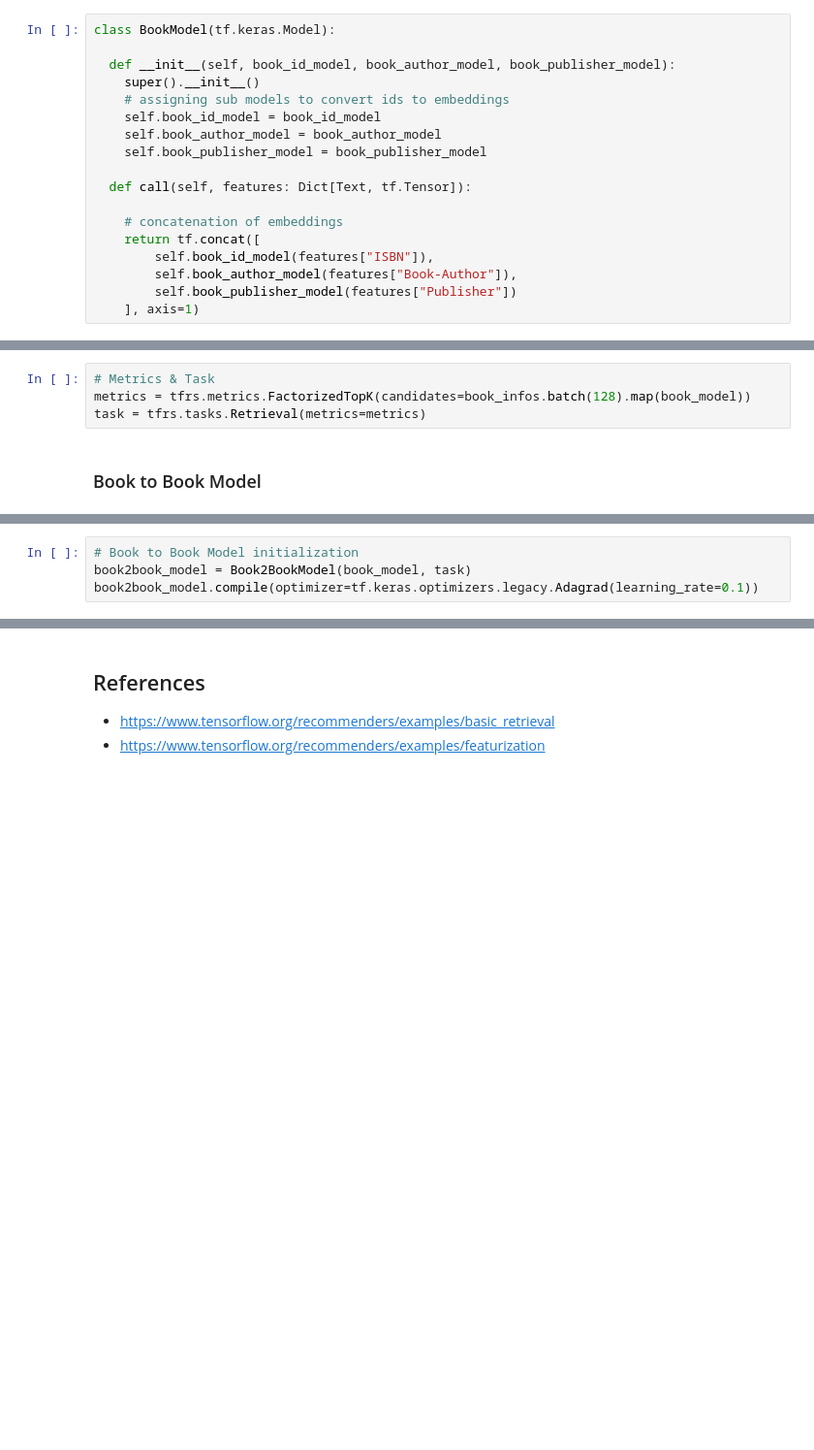
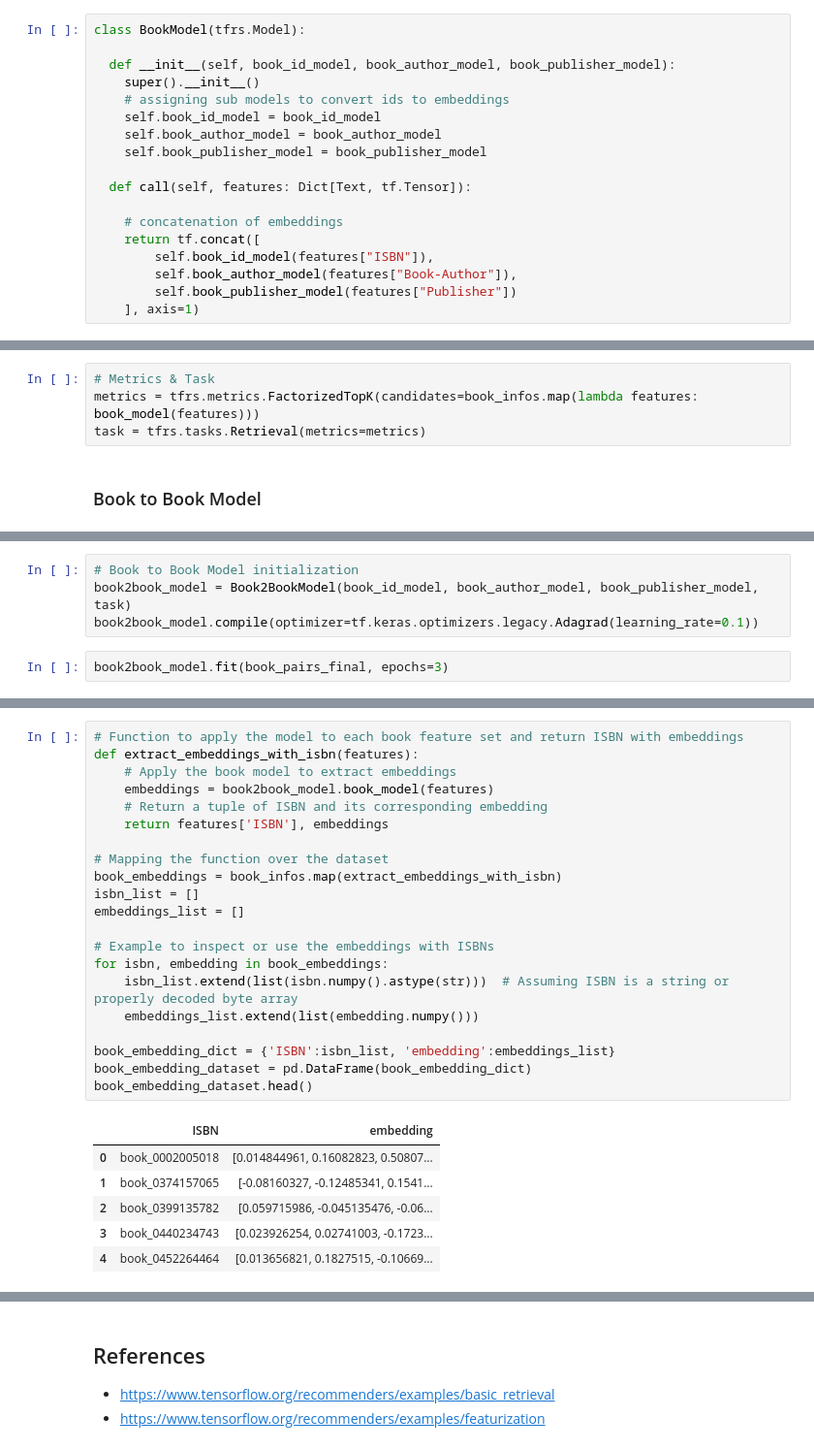
Before and after one commit to enisteper1/Discover-Books-with-Two-Towers, a Jupyter notebook: discover_books_with_two_towers.ipynb, the cells around one changed output, grey strips where cells are left out. Shown: that part at 97% size. Drawn from its saved outputs; the diff is of its cells as text; blank space fills up the shorter version.

Commit message:
model training and batch operations

```diff
--- a/discover_books_with_two_towers.ipynb
+++ b/discover_books_with_two_towers.ipynb
@@ -248,7 +278,7 @@ array([-0.04628872,  0.00980667,  0.03819538, -0.04937264,  0.03588755,
 # %% [markdown]
 ### Book Model
 # %%
-class BookModel(tf.keras.Model):
+class BookModel(tfrs.Model):
 
   def __init__(self, book_id_model, book_author_model, book_publisher_model):
     super().__init__()
@@ -296,6 +322,6 @@ array([[-0.0134122 , -0.04224319, -0.03837799,  0.02480504,  0.03014285,
 # %%
 # Metrics & Task
-metrics = tfrs.metrics.FactorizedTopK(candidates=book_infos.batch(128).map(book_model))
+metrics = tfrs.metrics.FactorizedTopK(candidates=book_infos.map(lambda features: book_model(features)))
 task = tfrs.tasks.Retrieval(metrics=metrics)
 # %% [markdown]
 ### Book to Book Model
@@ -326,4 +361,6 @@ class Book2BookModel(tf.keras.Model):
 # %%
 # Book to Book Model initialization
-book2book_model = Book2BookModel(book_model, task)
+book2book_model = Book2BookModel(book_id_model, book_author_model, book_publisher_model, task)
 book2book_model.compile(optimizer=tf.keras.optimizers.legacy.Adagrad(learning_rate=0.1))
+# %%
+book2book_model.fit(book_pairs_final, epochs=3)
@@ -329,0 +377,28 @@ book2book_model.compile(optimizer=tf.keras.optimizers.legacy.Adagrad(learning_ra
+# %%
+# Function to apply the model to each book feature set and return ISBN with embeddings
+def extract_embeddings_with_isbn(features):
+    # Apply the book model to extract embeddings
+    embeddings = book2book_model.book_model(features)
+    # Return a tuple of ISBN and its corresponding embedding
+    return features['ISBN'], embeddings
+
+# Mapping the function over the dataset
+book_embeddings = book_infos.map(extract_embeddings_with_isbn)
+isbn_list = []
+embeddings_list = []
+
+# Example to inspect or use the embeddings with ISBNs
+for isbn, embedding in book_embeddings:
+    isbn_list.extend(list(isbn.numpy().astype(str)))  # Assuming ISBN is a string or properly decoded byte array
+    embeddings_list.extend(list(embedding.numpy()))
+
+book_embedding_dict = {'ISBN':isbn_list, 'embedding':embeddings_list}
+book_embedding_dataset = pd.DataFrame(book_embedding_dict)
+book_embedding_dataset.head()
+# %% [output]
+|  | ISBN | embedding |
+| 0 | book_0002005018 | [0.014844961, 0.16082823, 0.50807... |
+| 1 | book_0374157065 | [-0.08160327, -0.12485341, 0.1541... |
+| 2 | book_0399135782 | [0.059715986, -0.045135476, -0.06... |
+| 3 | book_0440234743 | [0.023926254, 0.02741003, -0.1723... |
+| 4 | book_0452264464 | [0.013656821, 0.1827515, -0.10669... |
```
Also changed, not shown: parts of 22 cells of this notebook.
